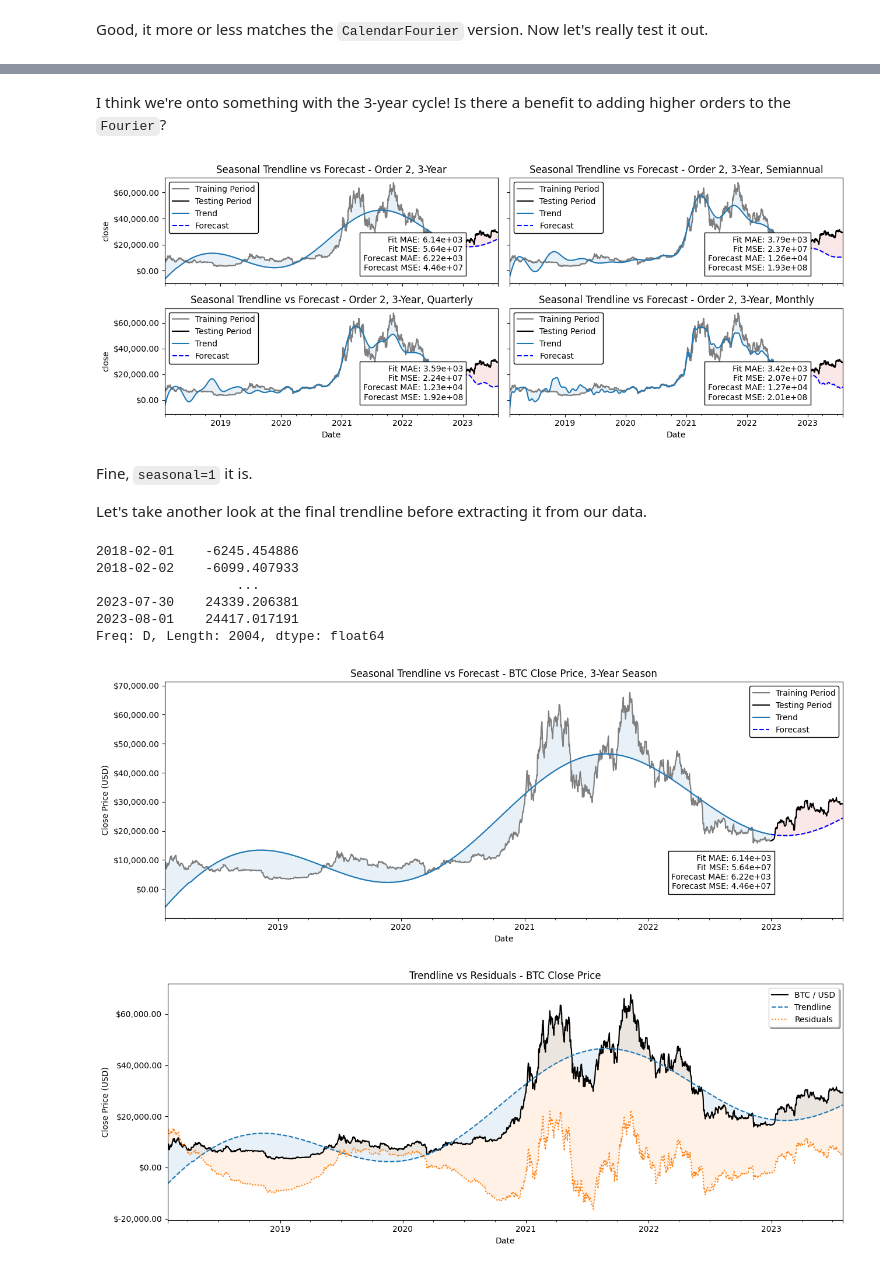
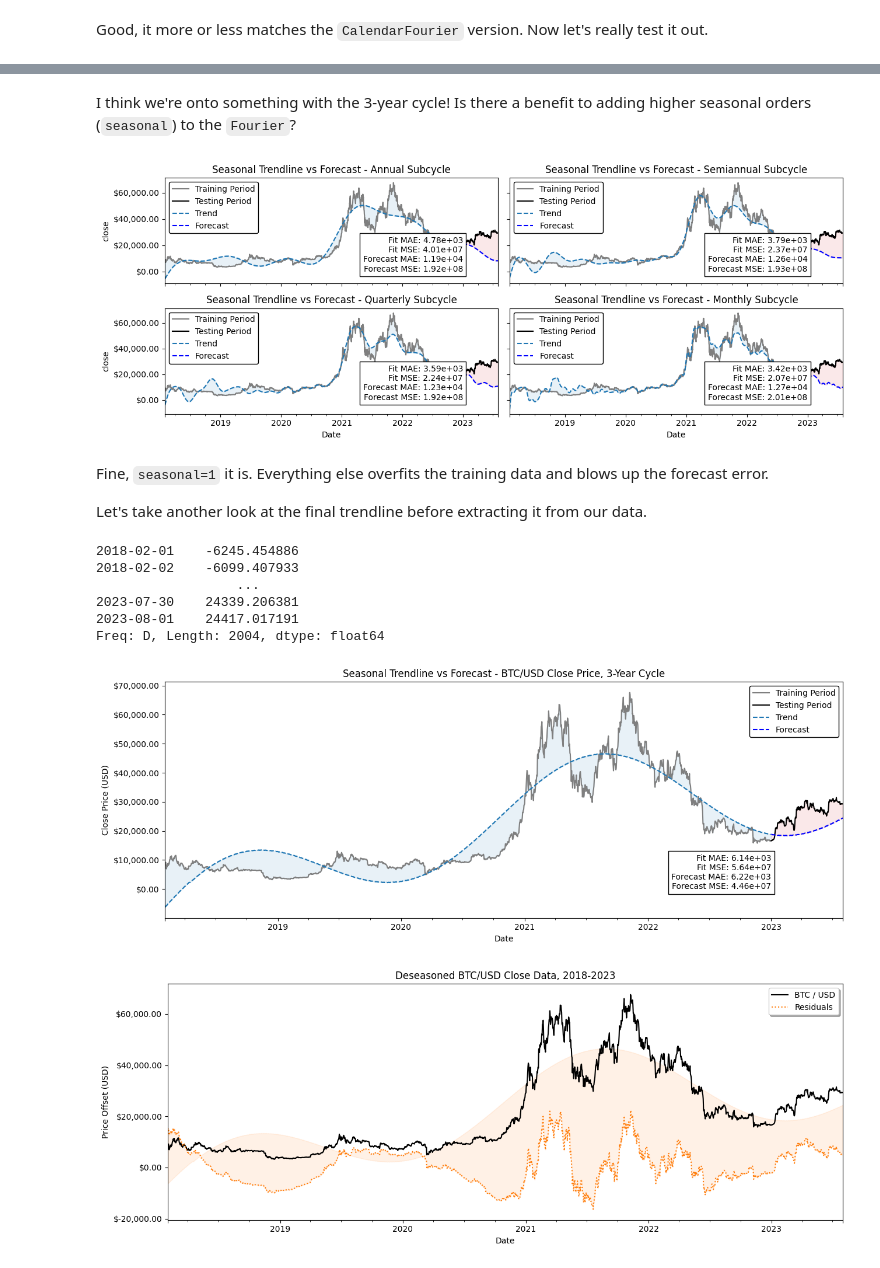
Before and after one commit to whitgroves/fintech-bootcamp-at-home, a Jupyter notebook: project-4-stock-predictor.ipynb, the cells around one changed output, grey strips where cells are left out. Drawn from its saved outputs; the diff is of its cells as text; code cells hidden in the pictures.

```diff
--- a/project-4-stock-predictor.ipynb
+++ b/project-4-stock-predictor.ipynb
@@ -288,6 +290,8 @@ The case for *Superannual* (<1) seems much more pertinent now. I'll rewrite `plo
 `Fourier` accepts an `order` just like `CalendarFourier`, but instead of scaling to a period automatically, we pass the number of samples that would be in a full cycle — i.e., 365 x the number of years.
 # %%
 from statsmodels.tsa.deterministic import Fourier
+
+LEGEND_KWARGS = dict(facecolor='w', edgecolor='k') # need these later too
 
 def plot_trendline_v2(y:pandas.Series, cutoff:str='01-01-2023', order:int=1, years:int=1, seasonal:int=0, ax:matplot.Axes=None, subtitle:str=None, ylabel:str=None) -> tuple[matplot.Axes, pandas.Series]:
     y_train, y_test = y.loc[y.index < cutoff], y.loc[y.index >= cutoff]
@@ -304,24 +308,23 @@ def plot_trendline_v2(y:pandas.Series, cutoff:str='01-01-2023', order:int=1, yea
     ax.yaxis.set_major_formatter('${x:,.2f}')
     ax = y_train.plot(ax=ax, color='C7', label='Training Period')
     ax = y_test.plot(ax=ax, color='k', label='Testing Period')
-    ax = y_trend.plot(ax=ax, color='C0', label='Trend')
+    ax = y_trend.plot(ax=ax, color='C0', style='--', label='Trend')
     ax = y_forecast.plot(ax=ax, color='b', style='--', label='Forecast')
     ax.fill_between(y_train.index, y_train, y_trend, color='C0', alpha=0.1)
     ax.fill_between(y_test.index, y_test, y_forecast, color='C3', alpha=0.1)
-    legend_args = dict(facecolor='w', edgecolor='k')
-    ax.legend(framealpha=1, **legend_args)
+    ax.legend(framealpha=1, **LEGEND_KWARGS)
     errors = {
         'Fit MAE': mean_absolute_error(y_train, y_trend),
         'Fit MSE': mean_squared_error(y_train, y_trend),
         'Forecast MAE': mean_absolute_error(y_test, y_forecast),
         'Forecast MSE': mean_squared_error(y_test, y_forecast),
     }
-    ax.text(x=cutoff, y=min(y_forecast.min(), y.min(), 0), s='\n'.join([f'{e}: {errors[e]:.2e}' for e in errors]), ha='right', bbox=dict(alpha=1, **legend_args))
+    ax.text(x=cutoff, y=min(y_forecast.min(), y.min(), 0), s='\n'.join([f'{e}: {errors[e]:.2e}' for e in errors]), ha='right', bbox=dict(alpha=1, **LEGEND_KWARGS))
     return ax, pandas.concat([y_trend, y_forecast])
 
 fig, axs = matplot.subplots(1, 2, sharey=True)
 subtitle = 'BTC/USD Close Price'
-plot_trendline(y, ax=axs[0], subtitle=subtitle, seasonal=1)
-plot_trendline_v2(y, ax=axs[1], subtitle=subtitle, years=1, seasonal=1)
+plot_trendline(y, ax=axs[0], subtitle=f'{subtitle} (V1)', seasonal=1)
+plot_trendline_v2(y, ax=axs[1], subtitle=f'{subtitle} (V2)', years=1, seasonal=1)
 pass
 # %% [output]
@@ -340,20 +343,20 @@ pass
 # %% [markdown]
-I think we're onto something with the 3-year cycle! Is there a benefit to adding higher orders to the `Fourier`?
+I think we're onto something with the 3-year cycle! Is there a benefit to adding higher seasonal orders (`seasonal`) to the `Fourier`?
 # %%
 fig, axs = matplot.subplots(2, 2, sharex=True, sharey='row')
-plot_trendline_v2(y, ax=axs[0][0], order=2, seasonal=1, years=3, subtitle='Order 2, 3-Year')
-plot_trendline_v2(y, ax=axs[0][1], order=2, seasonal=6, years=3, subtitle='Order 2, 3-Year, Semiannual')
-plot_trendline_v2(y, ax=axs[1][0], order=2, seasonal=12, years=3, subtitle='Order 2, 3-Year, Quarterly')
-plot_trendline_v2(y, ax=axs[1][1], order=2, seasonal=36, years=3, subtitle='Order 2, 3-Year, Monthly')
+plot_trendline_v2(y, ax=axs[0][0], order=2, seasonal=3, years=3, subtitle='Annual Subcycle')
+plot_trendline_v2(y, ax=axs[0][1], order=2, seasonal=6, years=3, subtitle='Semiannual Subcycle')
+plot_trendline_v2(y, ax=axs[1][0], order=2, seasonal=12, years=3, subtitle='Quarterly Subcycle')
+plot_trendline_v2(y, ax=axs[1][1], order=2, seasonal=36, years=3, subtitle='Monthly Subcycle')
 pass
 # %% [output]
-[figure, old version]
+[figure, new version]
 # %% [markdown]
-Fine, `seasonal=1` it is.
+Fine, `seasonal=1` it is. Everything else overfits the training data and blows up the forecast error.
 
 Let's take another look at the final trendline before extracting it from our data.
 # %%
-_, trendline = plot_trendline_v2(y, order=2, seasonal=1, years=3, subtitle='BTC Close Price, 3-Year Season', ylabel='Close Price (USD)')
+_, trendline = plot_trendline_v2(y, order=2, seasonal=1, years=3, subtitle='BTC/USD Close Price, 3-Year Cycle', ylabel='Close Price (USD)')
 with pandas.option_context('display.max_rows', 4): display(trendline)
 # %% [output]
 2018-02-01    -6245.454886
@@ -362,19 +365,16 @@ with pandas.option_context('display.max_rows', 4): display(trendline)
 2023-07-30    24339.206381
 2023-08-01    24417.017191
 Freq: D, Length: 2004, dtype: float64
-[figure, old version]
+[figure, new version]
 # %%
 residuals = y - trendline
-ax = y.plot(color='k', label='BTC / USD')
-ax = trendline.plot(ax=ax, color='C0', label='Trendline', style='--')
-ax = residuals.plot(ax=ax, color='C1', label='Residuals', style=':')
-ax.fill_between(y.index, y, trendline, color='C0', alpha=0.1)
-ax.fill_between(y.index, y, residuals, color='C1', alpha=0.1)
-ax.set_title('Trendline vs Residuals - BTC Close Price')
+ax = y.plot(color='k', label='BTC / USD', title='Deseasoned BTC/USD Close Data, 2018-2023')
+ax = residuals.plot(ax=ax, color='C1', style=':', label='Residuals')
+ax.fill_between(y.index, trendline, residuals, color='C1', alpha=0.1)
+ax.yaxis.set_major_formatter('${x:,.2f}')
+ax.set_ylabel('Price Offset (USD)')
 ax.set_xlabel('Date')
-ax.set_ylabel('Close Price (USD)')
-ax.yaxis.set_major_formatter('${x:,.2f}')
 ax.legend(shadow=True)
 pass
 # %% [output]
-[figure, old version]
+[figure, new version]
```
Also changed, not shown: parts of 24 cells of this notebook.
